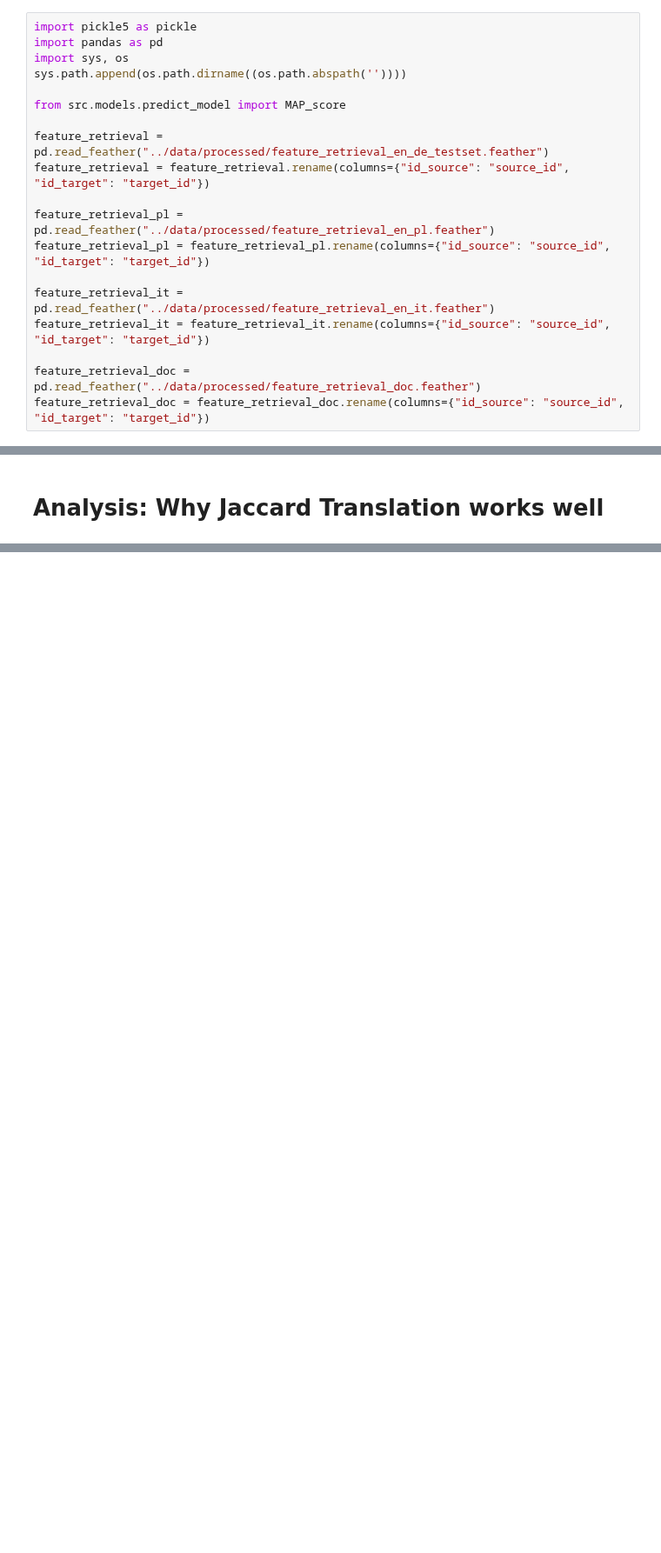
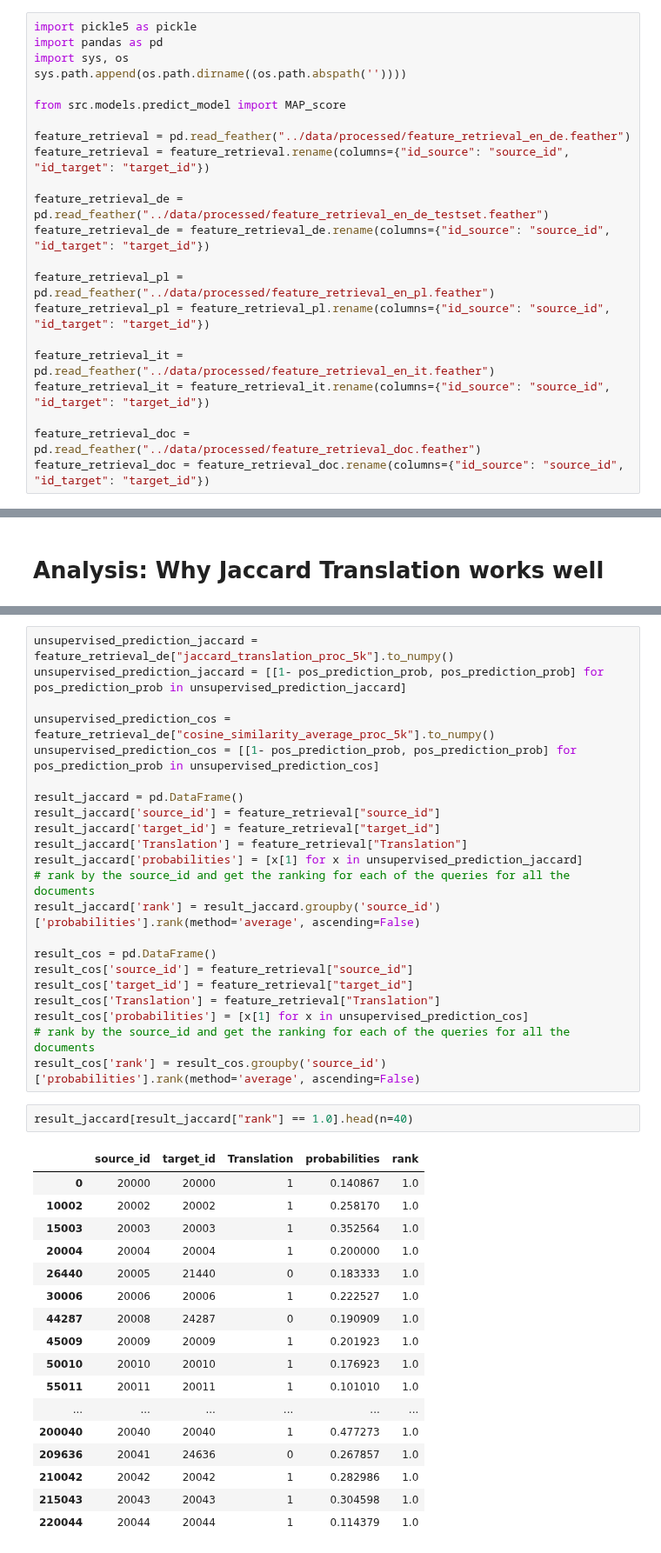
Before and after one commit to J4K08L4N63N84HN/crosslingual-information-retrieval, a Jupyter notebook: notebooks/Unsupervised_Retrieval.ipynb, the cells around one changed output, grey strips where cells are left out. Shown at 87% size. Cells and saved outputs as stored; diff of their text form; blank space fills up the shorter version.

Commit message:
Evaluation on Testsets

```diff
--- a/notebooks/Unsupervised_Retrieval.ipynb
+++ b/notebooks/Unsupervised_Retrieval.ipynb
@@ -14,8 +14,11 @@ sys.path.append(os.path.dirname((os.path.abspath(''))))
 
 from src.models.predict_model import MAP_score
 
-feature_retrieval = pd.read_feather("../data/processed/feature_retrieval_en_de_testset.feather")
+feature_retrieval = pd.read_feather("../data/processed/feature_retrieval_en_de.feather")
 feature_retrieval = feature_retrieval.rename(columns={"id_source": "source_id", "id_target": "target_id"})
+
+feature_retrieval_de = pd.read_feather("../data/processed/feature_retrieval_en_de_testset.feather")
+feature_retrieval_de = feature_retrieval_de.rename(columns={"id_source": "source_id", "id_target": "target_id"})
 
 feature_retrieval_pl = pd.read_feather("../data/processed/feature_retrieval_en_pl.feather")
 feature_retrieval_pl = feature_retrieval_pl.rename(columns={"id_source": "source_id", "id_target": "target_id"})
@@ -318,0 +382,42 @@ Map Score for Jaccard Translation: 0.08408493760362276
+# %%
+unsupervised_prediction_jaccard = feature_retrieval_de["jaccard_translation_proc_5k"].to_numpy()
+unsupervised_prediction_jaccard = [[1- pos_prediction_prob, pos_prediction_prob] for pos_prediction_prob in unsupervised_prediction_jaccard]
+
+unsupervised_prediction_cos = feature_retrieval_de["cosine_similarity_average_proc_5k"].to_numpy()
+unsupervised_prediction_cos = [[1- pos_prediction_prob, pos_prediction_prob] for pos_prediction_prob in unsupervised_prediction_cos]
+
+result_jaccard = pd.DataFrame()
+result_jaccard['source_id'] = feature_retrieval["source_id"]
+result_jaccard['target_id'] = feature_retrieval["target_id"]
+result_jaccard['Translation'] = feature_retrieval["Translation"]
+result_jaccard['probabilities'] = [x[1] for x in unsupervised_prediction_jaccard]
+# rank by the source_id and get the ranking for each of the queries for all the documents
+result_jaccard['rank'] = result_jaccard.groupby('source_id')['probabilities'].rank(method='average', ascending=False)
+
+result_cos = pd.DataFrame()
+result_cos['source_id'] = feature_retrieval["source_id"]
+result_cos['target_id'] = feature_retrieval["target_id"]
+result_cos['Translation'] = feature_retrieval["Translation"]
+result_cos['probabilities'] = [x[1] for x in unsupervised_prediction_cos]
+# rank by the source_id and get the ranking for each of the queries for all the documents
+result_cos['rank'] = result_cos.groupby('source_id')['probabilities'].rank(method='average', ascending=False)
+# %%
+result_jaccard[result_jaccard["rank"] == 1.0].head(n=40)
+# %% [output]
+|  | source_id | target_id | Translation | probabilities | rank |
+| 0 | 20000 | 20000 | 1 | 0.140867 | 1.0 |
+| 10002 | 20002 | 20002 | 1 | 0.258170 | 1.0 |
+| 15003 | 20003 | 20003 | 1 | 0.352564 | 1.0 |
+| 20004 | 20004 | 20004 | 1 | 0.200000 | 1.0 |
+| 26440 | 20005 | 21440 | 0 | 0.183333 | 1.0 |
+| 30006 | 20006 | 20006 | 1 | 0.222527 | 1.0 |
+| 44287 | 20008 | 24287 | 0 | 0.190909 | 1.0 |
+| 45009 | 20009 | 20009 | 1 | 0.201923 | 1.0 |
+| 50010 | 20010 | 20010 | 1 | 0.176923 | 1.0 |
+| 55011 | 20011 | 20011 | 1 | 0.101010 | 1.0 |
+| ... | ... | ... | ... | ... | ... |
+| 200040 | 20040 | 20040 | 1 | 0.477273 | 1.0 |
+| 209636 | 20041 | 24636 | 0 | 0.267857 | 1.0 |
+| 210042 | 20042 | 20042 | 1 | 0.282986 | 1.0 |
+| 215043 | 20043 | 20043 | 1 | 0.304598 | 1.0 |
+| 220044 | 20044 | 20044 | 1 | 0.114379 | 1.0 |
```
Also changed, not shown: parts of 23 cells of this notebook, 8 other files.
